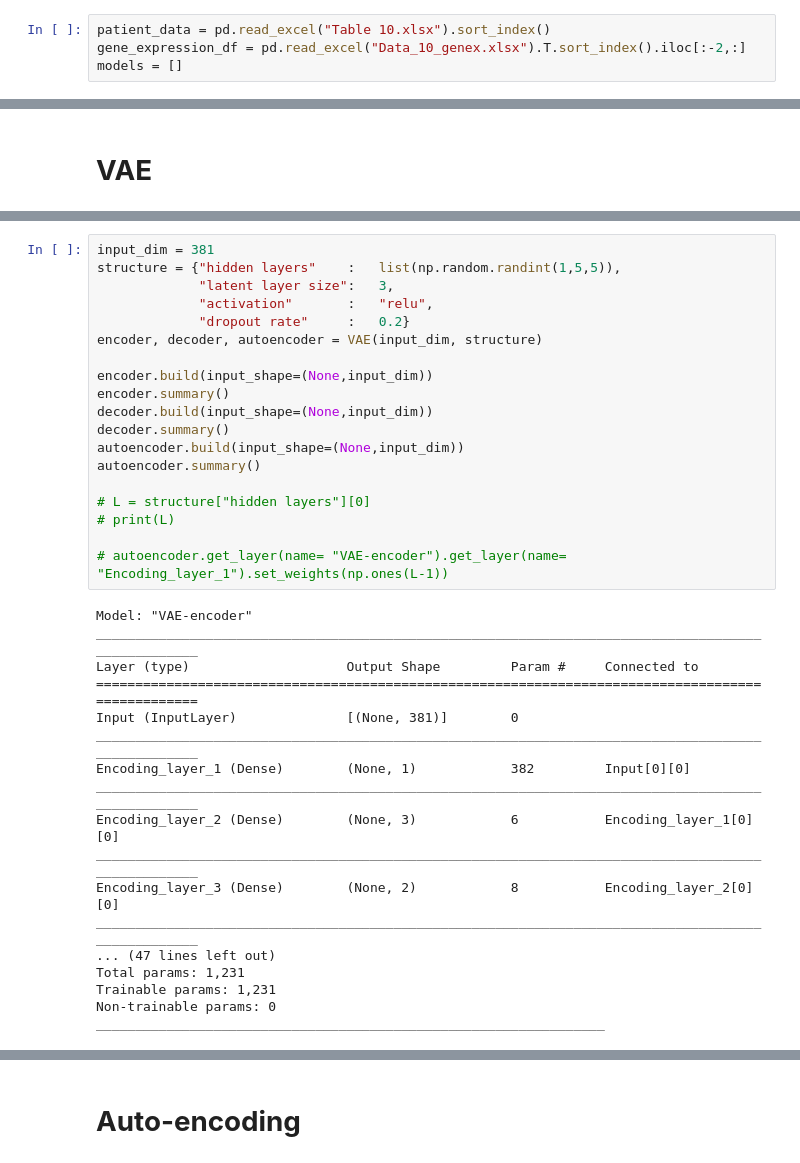
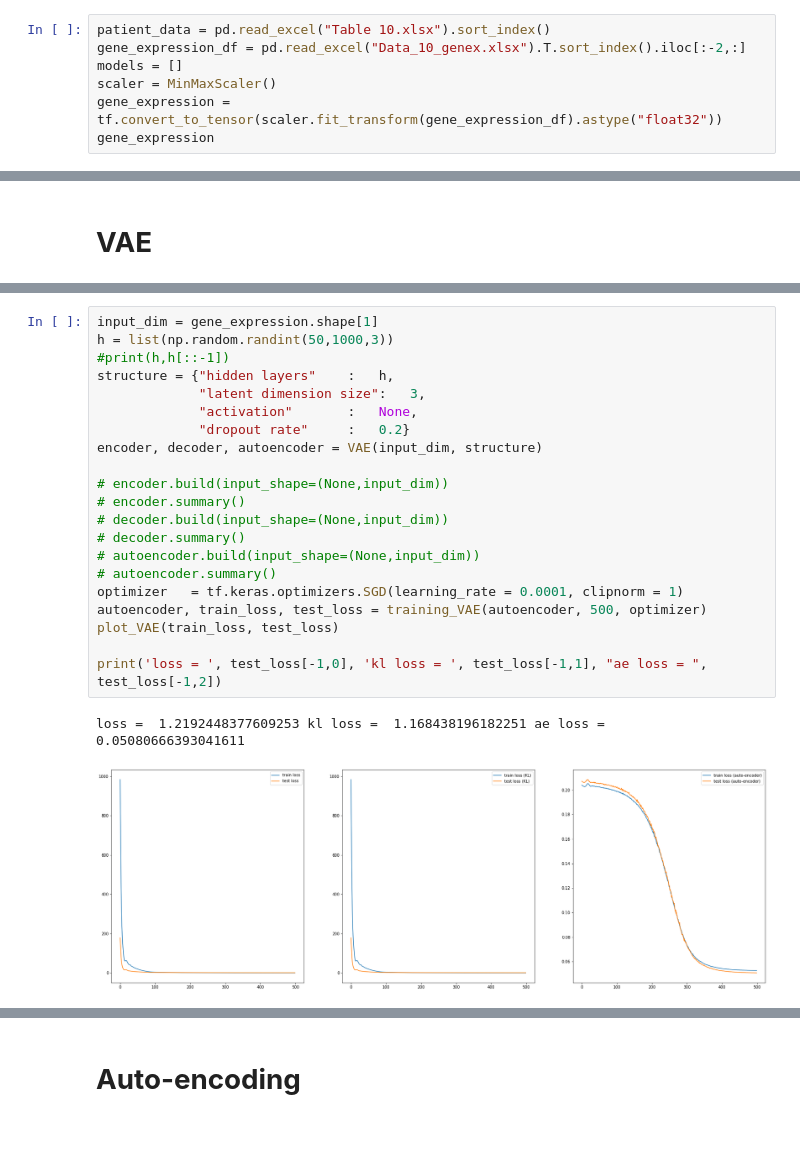
Before and after one commit to ThiesCalje/Survival-Analysis-Deep-Learning-AML-, a Jupyter notebook: Code/Collab/Clustering_Embedding.ipynb, the cells around one changed output, grey strips where cells are left out. Drawn from its saved outputs; the diff is of its cells as text; blank space fills up the shorter version.

```diff
--- a/Code/Collab/Clustering_Embedding.ipynb
+++ b/Code/Collab/Clustering_Embedding.ipynb
@@ -30,3 +30,6 @@ os.chdir('/content/Survival-Analysis-Deep-Learning-AML-/Data')
 patient_data = pd.read_excel("Table 10.xlsx").sort_index()
 gene_expression_df = pd.read_excel("Data_10_genex.xlsx").T.sort_index().iloc[:-2,:]
 models = []
+scaler = MinMaxScaler()
+gene_expression = tf.convert_to_tensor(scaler.fit_transform(gene_expression_df).astype("float32"))
+gene_expression
@@ -189,37 +428,24 @@ def VAE(input_dim, structure):
 # %%
-input_dim = 381
-structure = {"hidden layers"    :   list(np.random.randint(1,5,5)),
-             "latent layer size":   3,
-             "activation"       :   "relu",
+input_dim = gene_expression.shape[1]
+h = list(np.random.randint(50,1000,3))
+#print(h,h[::-1])
+structure = {"hidden layers"    :   h,
+             "latent dimension size":   3,
+             "activation"       :   None,
              "dropout rate"     :   0.2}
 encoder, decoder, autoencoder = VAE(input_dim, structure)
 
-encoder.build(input_shape=(None,input_dim))
-encoder.summary()
-decoder.build(input_shape=(None,input_dim))
-decoder.summary()
-autoencoder.build(input_shape=(None,input_dim))
-autoencoder.summary()
+# encoder.build(input_shape=(None,input_dim))
+# encoder.summary()
+# decoder.build(input_shape=(None,input_dim))
+# decoder.summary()
+# autoencoder.build(input_shape=(None,input_dim))
+# autoencoder.summary()
+optimizer   = tf.keras.optimizers.SGD(learning_rate = 0.0001, clipnorm = 1)
+autoencoder, train_loss, test_loss = training_VAE(autoencoder, 500, optimizer)
+plot_VAE(train_loss, test_loss)
 
-# L = structure["hidden layers"][0]
-# print(L)
-
-# autoencoder.get_layer(name= "VAE-encoder").get_layer(name= "Encoding_layer_1").set_weights(np.ones(L-1))
+print('loss = ', test_loss[-1,0], 'kl loss = ', test_loss[-1,1], "ae loss = ", test_loss[-1,2])
 # %% [output]
-Model: "VAE-encoder"
-__________________________________________________________________________________________________
-Layer (type)                    Output Shape         Param #     Connected to
-==================================================================================================
-Input (InputLayer)              [(None, 381)]        0
-__________________________________________________________________________________________________
-Encoding_layer_1 (Dense)        (None, 1)            382         Input[0][0]
-__________________________________________________________________________________________________
-Encoding_layer_2 (Dense)        (None, 3)            6           Encoding_layer_1[0][0]
-__________________________________________________________________________________________________
-Encoding_layer_3 (Dense)        (None, 2)            8           Encoding_layer_2[0][0]
-__________________________________________________________________________________________________
-... (47 lines left out)
-Total params: 1,231
-Trainable params: 1,231
-Non-trainable params: 0
-_________________________________________________________________
+loss =  1.2192448377609253 kl loss =  1.168438196182251 ae loss =  0.05080666393041611
+[figure, added]
```
Also changed, not shown: parts of 25 cells of this notebook.
